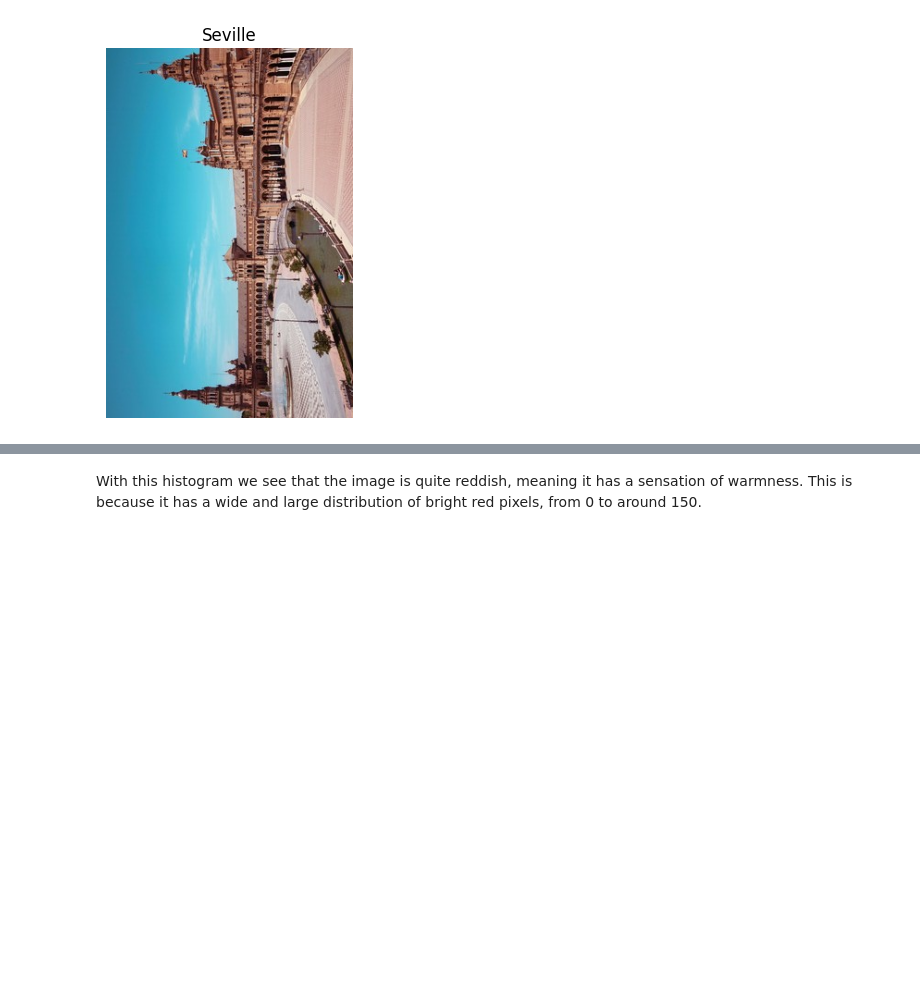
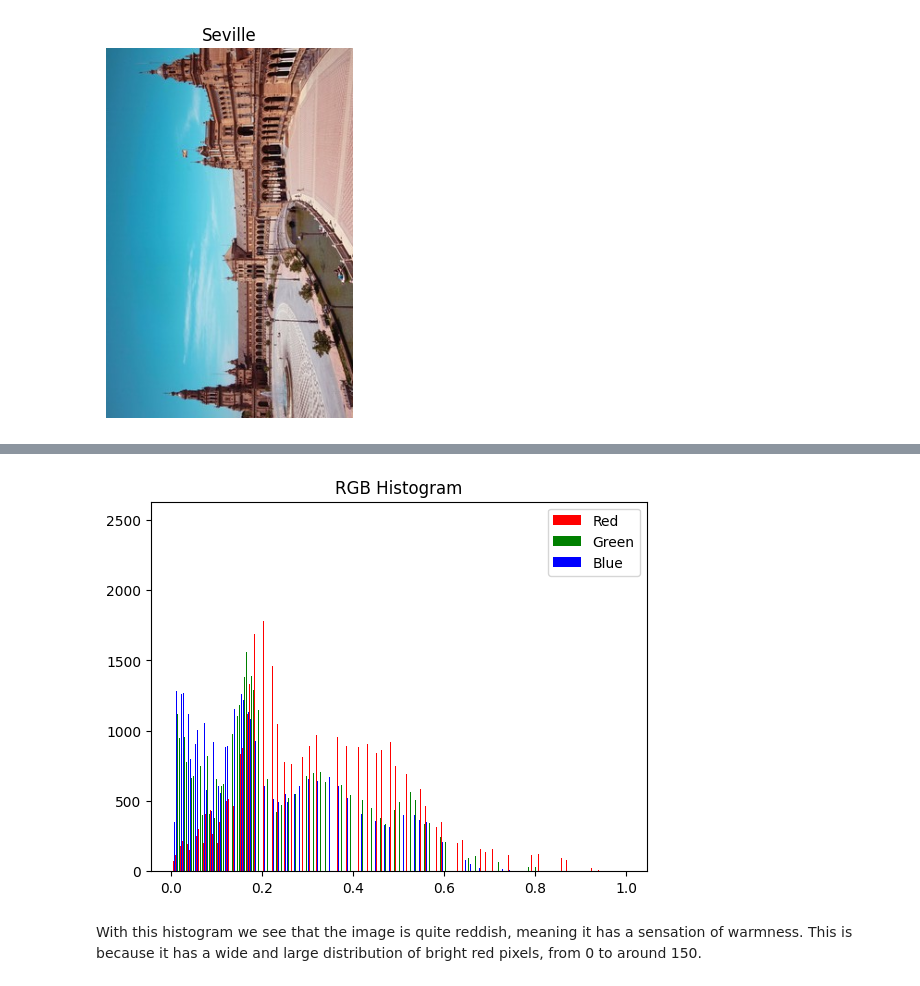
Before and after one commit to g1anci/ecl2_ex01, a Jupyter notebook: Introducing_Image_Processing_and_scikit_image.ipynb, the cells around one changed output, grey strips where cells are left out. Drawn from its saved outputs; the diff is of its cells as text; code cells hidden in the pictures; blank space fills up the shorter version.

```diff
--- a/Introducing_Image_Processing_and_scikit_image.ipynb
+++ b/Introducing_Image_Processing_and_scikit_image.ipynb
@@ -177,3 +206,10 @@ plt.title('Red Histogram');
+# %%
+plt.hist([red_ravel, green_ravel, blue_ravel], bins=256, color=['red', 'green', 'blue'], label=['Red', 'Green', 'Blue'])
+plt.title('RGB Histogram');
+plt.legend()
+plt.show()
+# %% [output]
+[figure, added]
 # %% [markdown]
 With this histogram we see that the image is quite reddish, meaning it has a sensation of warmness. This is because it has a wide and large distribution of bright red pixels, from 0 to around 150.
 # %% [markdown]
```
Also changed, not shown: parts of 5 cells of this notebook.
